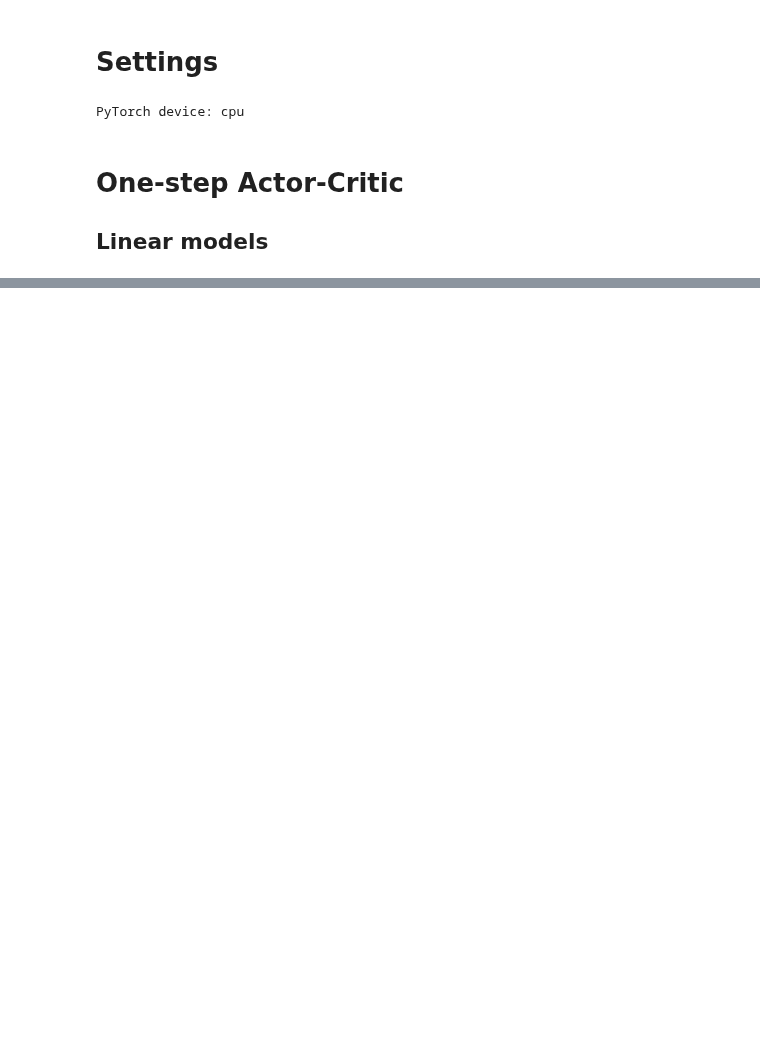
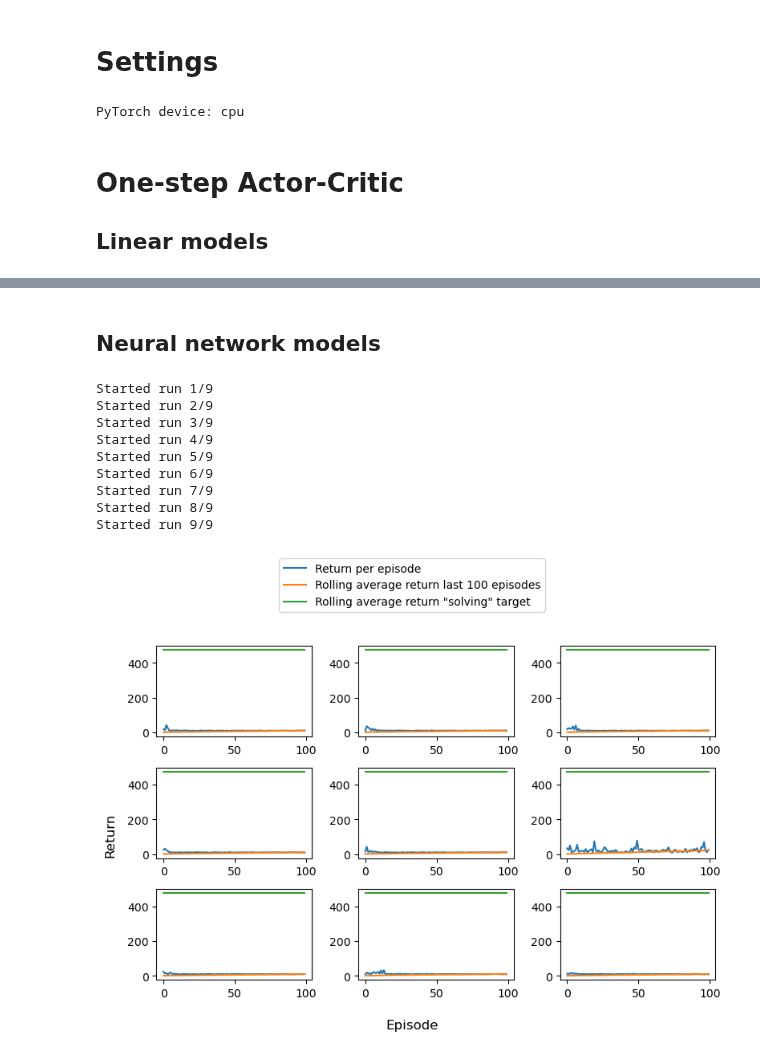
Before and after one commit to CarlFredriksson/rl-gymnasium-training, a Jupyter notebook: CartPole/cart_pole_actor_critic.ipynb, the cells around one changed output, grey strips where cells are left out. Cells and saved outputs as stored; diff of their text form; code cells hidden in the pictures; blank space fills up the shorter version.

```diff
--- a/CartPole/cart_pole_actor_critic.ipynb
+++ b/CartPole/cart_pole_actor_critic.ipynb
@@ -90,0 +91,35 @@ Started run 9/9
+# %% [markdown]
+## Neural network models
+# %%
+returns_per_run = []
+env = gym.make(ENVIRONMENT_ID)
+for run in range(NUM_RUNS_PER_METHOD):
+    print(f"Started run {run + 1}/{NUM_RUNS_PER_METHOD}")
+    policy_model = models.create_simple_nn(
+        env.observation_space.shape[0],
+        env.action_space.n,
+        NN_HIDDEN_LAYER_SIZES,
+        output_activation="softmax",
+        output_dim=0
+    ).to(device)
+    value_model = models.create_simple_nn(env.observation_space.shape[0], 1, NN_HIDDEN_LAYER_SIZES).to(device)
+    policy_optimizer = torch.optim.AdamW(policy_model.parameters(), lr=0.01)
+    value_optimizer = torch.optim.AdamW(value_model.parameters(), lr=0.01)
+    returns = train_episodic_one_step_actor_critic(
+        env, policy_model, value_model, policy_optimizer, value_optimizer, device,
+        RNG_SEED, NUM_EPISODES_PER_RUN, GAMMA, GRAD_CLIP_VALUE
+    )
+    returns_per_run.append(returns)
+env.close()
+utils.plot_returns_multiple_runs(returns_per_run, env.spec.reward_threshold)
+# %% [output]
+Started run 1/9
+Started run 2/9
+Started run 3/9
+Started run 4/9
+Started run 5/9
+Started run 6/9
+Started run 7/9
+Started run 8/9
+Started run 9/9
+[figure, added]
```
Also changed, not shown: parts of 2 cells of this notebook, 1 other file.
